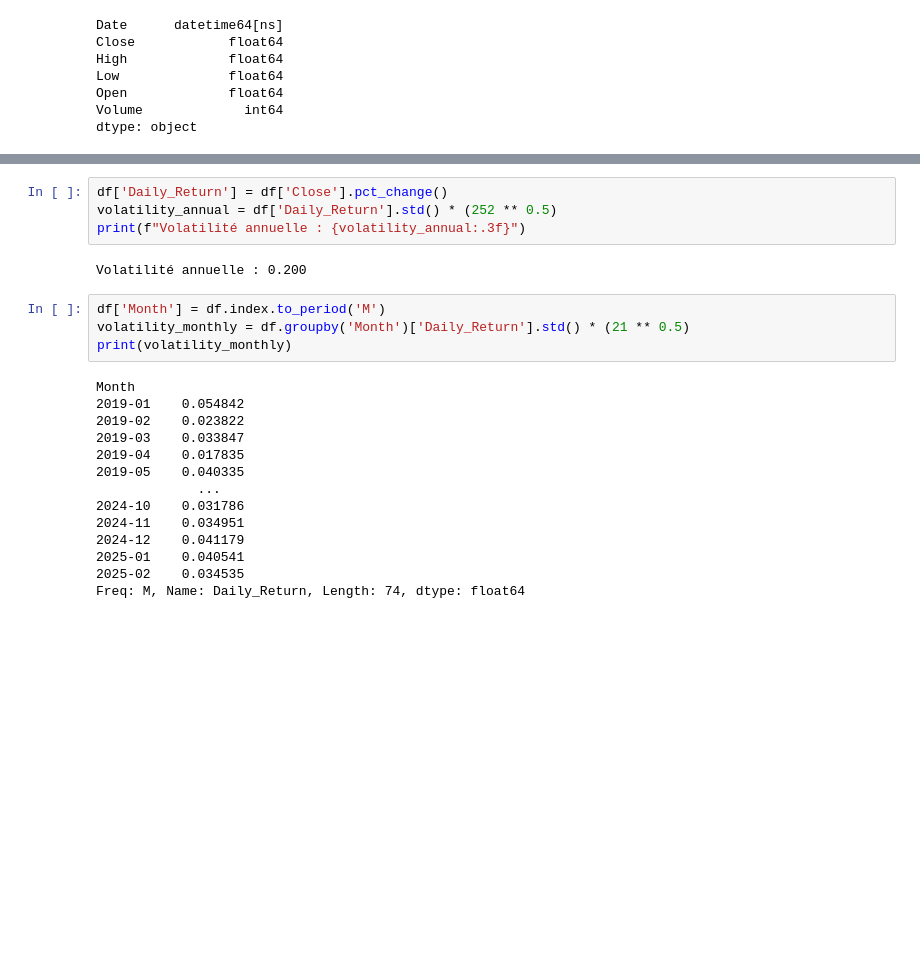
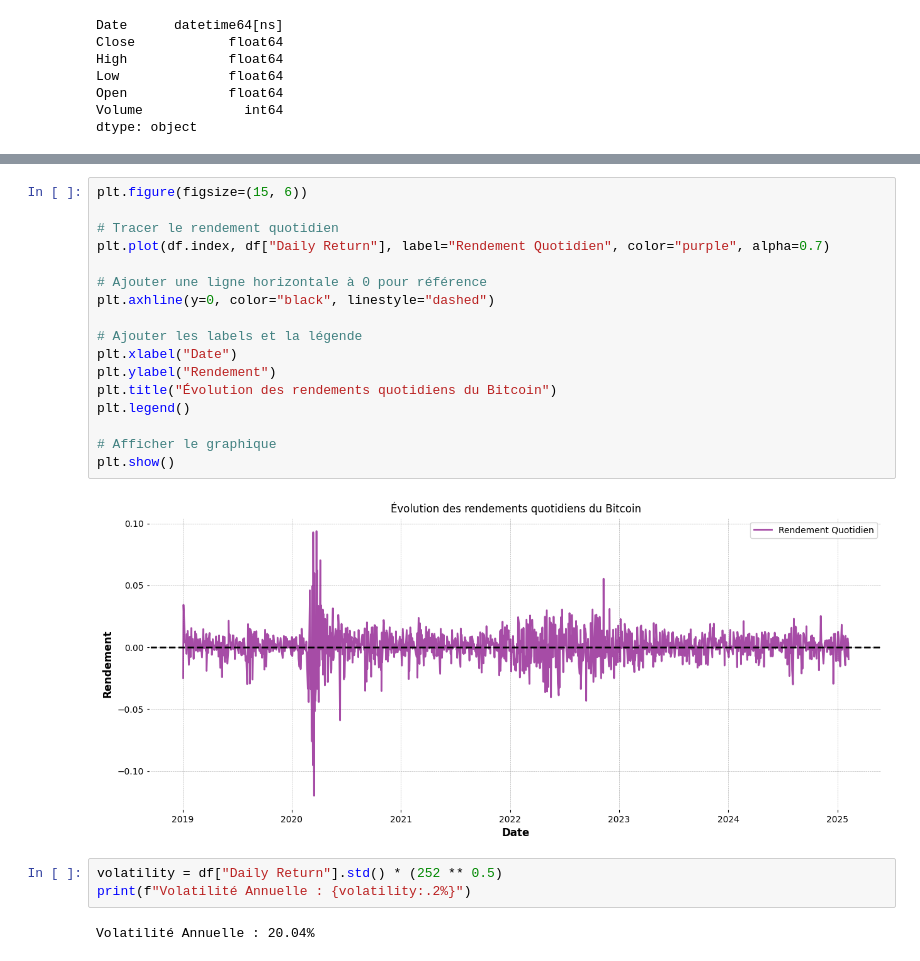
Before and after one commit to Fanaingamampiandra/Analyse-comparative-des-actifs-financiers, a Jupyter notebook: AED_SEP_500.ipynb, the cells around one changed output, grey strips where cells are left out. Drawn from its saved outputs; the diff is of its cells as text; blank space fills up the shorter version.

```diff
--- a/AED_SEP_500.ipynb
+++ b/AED_SEP_500.ipynb
@@ -120,24 +133,24 @@ plt.show()
+# %%
+plt.figure(figsize=(15, 6))
+
+# Tracer le rendement quotidien
+plt.plot(df.index, df["Daily Return"], label="Rendement Quotidien", color="purple", alpha=0.7)
+
+# Ajouter une ligne horizontale à 0 pour référence
+plt.axhline(y=0, color="black", linestyle="dashed")
+
+# Ajouter les labels et la légende
+plt.xlabel("Date")
+plt.ylabel("Rendement")
+plt.title("Évolution des rendements quotidiens du Bitcoin")
+plt.legend()
+
+# Afficher le graphique
+plt.show()
+# %% [output]
+[figure, added]
 # %%
-df['Daily_Return'] = df['Close'].pct_change()
-volatility_annual = df['Daily_Return'].std() * (252 ** 0.5)
-print(f"Volatilité annuelle : {volatility_annual:.3f}")
+volatility = df["Daily Return"].std() * (252 ** 0.5)
+print(f"Volatilité Annuelle : {volatility:.2%}")
 # %% [output]
-Volatilité annuelle : 0.200
+Volatilité Annuelle : 20.04%
-# %%
-df['Month'] = df.index.to_period('M')
-volatility_monthly = df.groupby('Month')['Daily_Return'].std() * (21 ** 0.5)
-print(volatility_monthly)
-# %% [output]
-Month
-2019-01    0.054842
-2019-02    0.023822
-2019-03    0.033847
-2019-04    0.017835
-2019-05    0.040335
-             ...
-2024-10    0.031786
-2024-11    0.034951
-2024-12    0.041179
-2025-01    0.040541
-2025-02    0.034535
-Freq: M, Name: Daily_Return, Length: 74, dtype: float64
```
Also changed, not shown: parts of 9 cells of this notebook, 5 other files.
